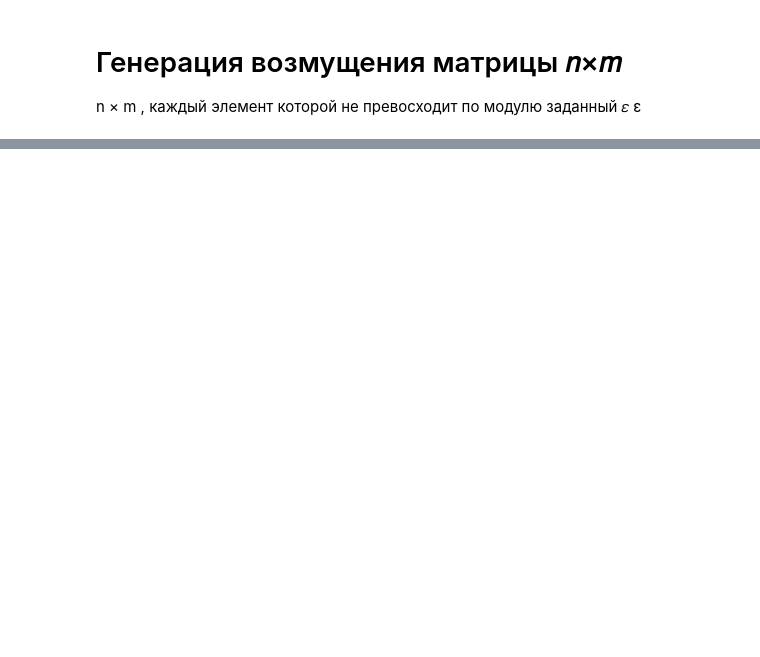
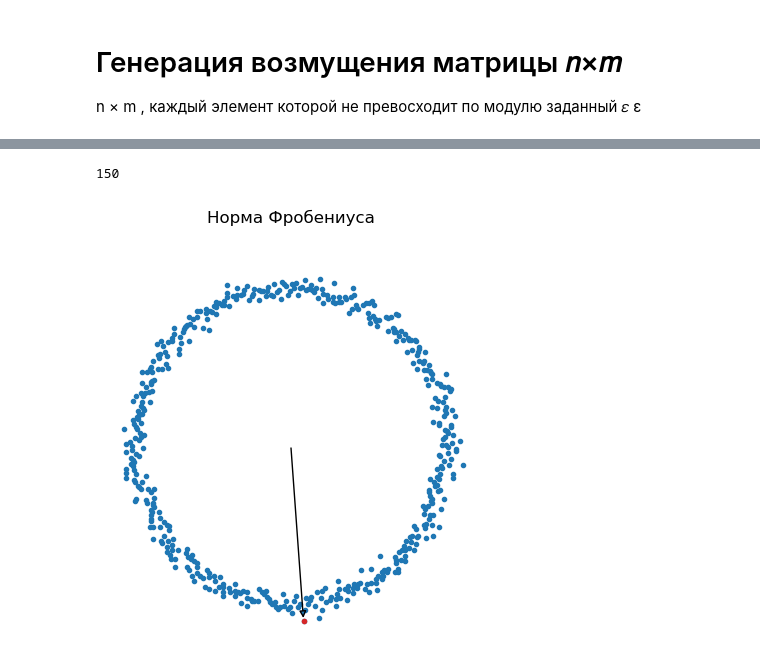
Before and after one commit to qerve/vych, a Jupyter notebook: problem3.ipynb, the cells around one changed output, grey strips where cells are left out. Saved outputs shown, nothing was run; the diff lists cells and outputs as text; code cells hidden in the pictures; blank space fills up the shorter version.

```diff
--- a/problem3.ipynb
+++ b/problem3.ipynb
@@ -145,0 +146,30 @@ $$ || A || _{F} = max \, || V_{i} || _{2} $$
+# %%
+plt.style.use('default')
+def frobe(n):
+    Ar = sps.uniform.rvs(size=(n, n))
+    shum = np.sum(Ar**2, axis=0)
+    fnorm = max(shum)
+    phi = np.linspace(0, 2*np.pi, n)
+    phinorm = np.where(shum == fnorm)
+    fig, ax = plt.subplots(subplot_kw={'projection': 'polar'})
+    ax.plot(phi, shum, '.')
+    ax.plot(phi[phinorm], fnorm, '.', '\0',  color ='tab:red')
+    plt.axis('off')
+    ax.set_title("Норма Фробениуса", va='bottom')
+    ax.grid(False)
+    ax.set_xlabel('Красная точка - позиция максимальной длины вектора')
+    plt.annotate("", xy=(phi[phinorm], fnorm), xytext=(0, 0),
+                 arrowprops={"arrowstyle":"-|>"})
+
+    # Радиус этой окружности равен норме Фробениуса
+frobe(500)
+print(len(shum))
+
+def normfrobe(n):
+    Ar = sps.uniform.rvs(size=(n, n))
+    shum = np.sum(Ar**2, axis=0)
+    fnorm = max(shum)
+    return (shum, fnorm)
+# %% [output]
+150
+[figure, added]
```
Also changed, not shown: parts of 28 cells of this notebook, 2 other files.
